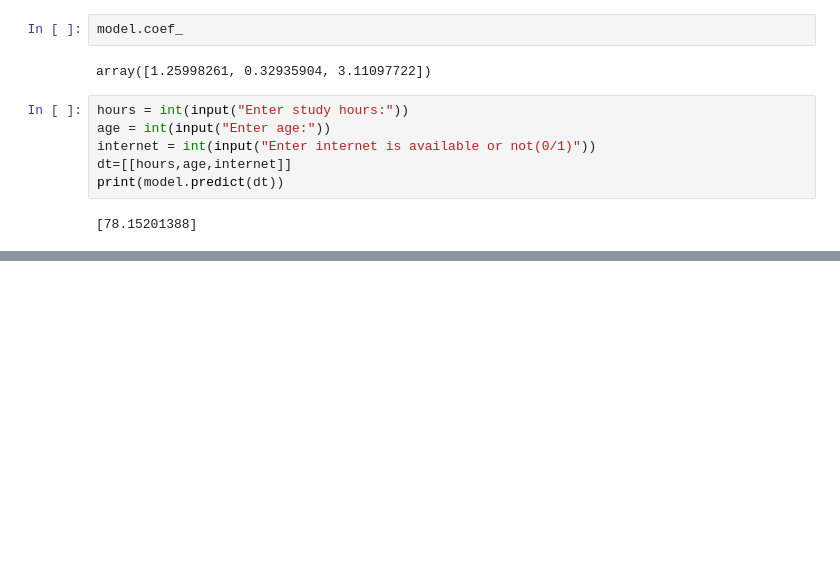
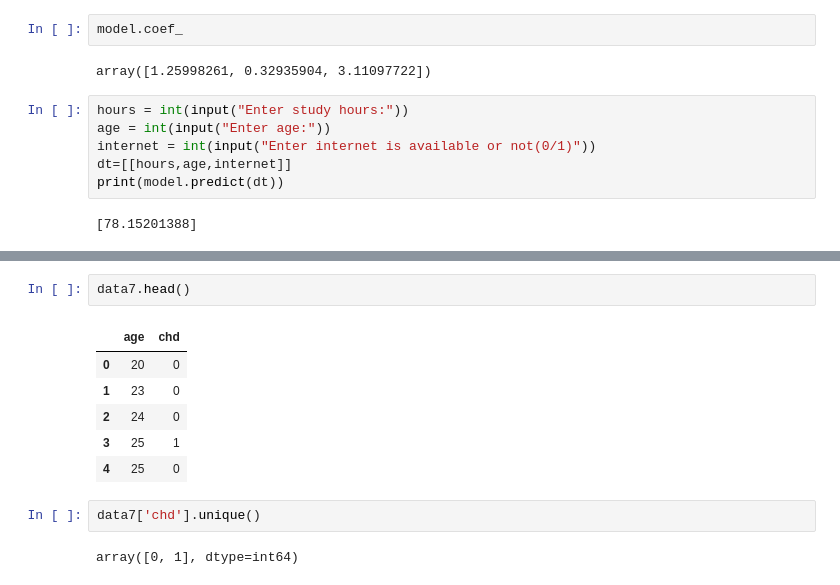
Before and after one commit to RanjanYadav5405/Machine-Learning, a Jupyter notebook: CIE-2.ipynb, the cells around one changed output, grey strips where cells are left out. Drawn from its saved outputs; the diff is of its cells as text; blank space fills up the shorter version.

```diff
--- a/CIE-2.ipynb
+++ b/CIE-2.ipynb
@@ -955,0 +980,13 @@ print(model.predict(dt))
+# %%
+data7.head()
+# %% [output]
+|  | age | chd |
+| 0 | 20 | 0 |
+| 1 | 23 | 0 |
+| 2 | 24 | 0 |
+| 3 | 25 | 1 |
+| 4 | 25 | 0 |
+# %%
+data7['chd'].unique()
+# %% [output]
+array([0, 1], dtype=int64)
```
Also changed, not shown: parts of 11 cells of this notebook, 1 other file.
